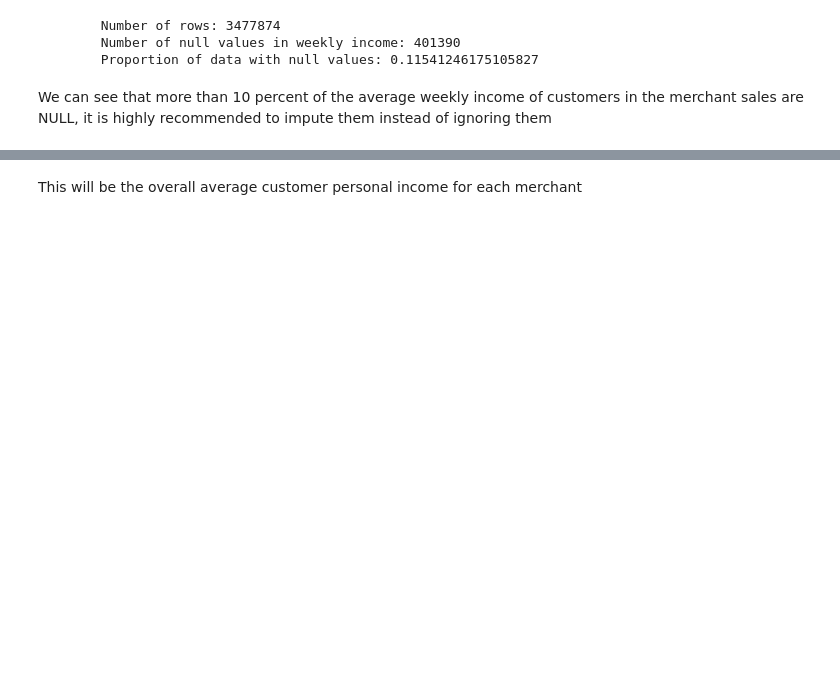
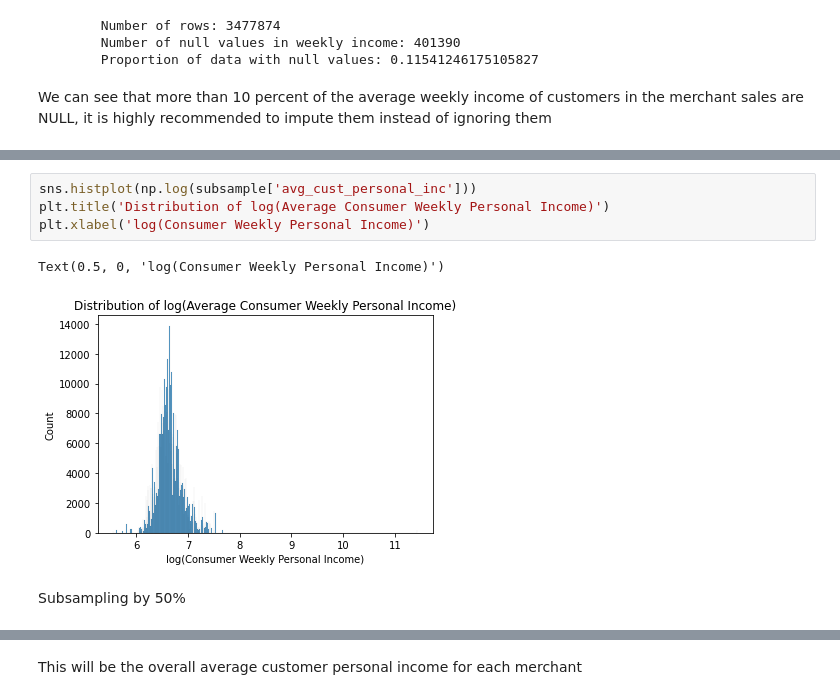
Before and after one commit to MAST30034-Applied-Data-Science/generic-buy-now-pay-later-project-group-19, a Jupyter notebook: notebooks/merchant_customers.ipynb, the cells around one changed output, grey strips where cells are left out. Cells and saved outputs as stored; diff of their text form; blank space fills up the shorter version.

```diff
--- a/notebooks/merchant_customers.ipynb
+++ b/notebooks/merchant_customers.ipynb
@@ -414,0 +507,9 @@ TypeError: 'Column' object is not callable
+# %%
+sns.histplot(np.log(subsample['avg_cust_personal_inc']))
+plt.title('Distribution of log(Average Consumer Weekly Personal Income)')
+plt.xlabel('log(Consumer Weekly Personal Income)')
+# %% [output]
+Text(0.5, 0, 'log(Consumer Weekly Personal Income)')
+[figure, added]
+# %% [markdown]
+Subsampling by 50%
```
Also changed, not shown: parts of 21 cells of this notebook.
